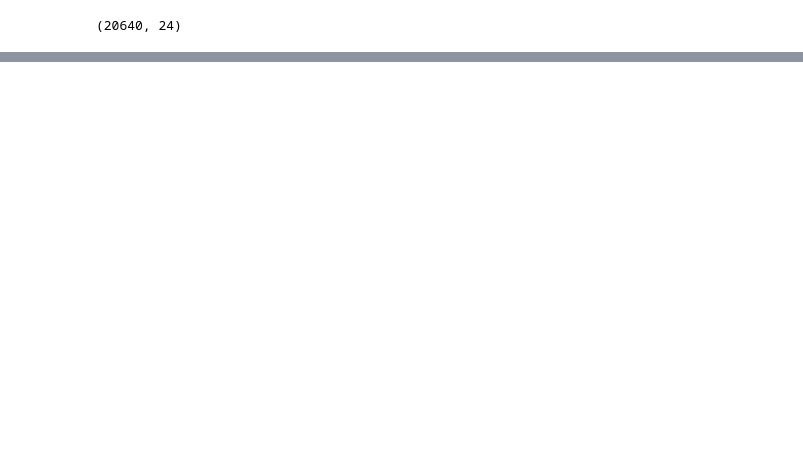
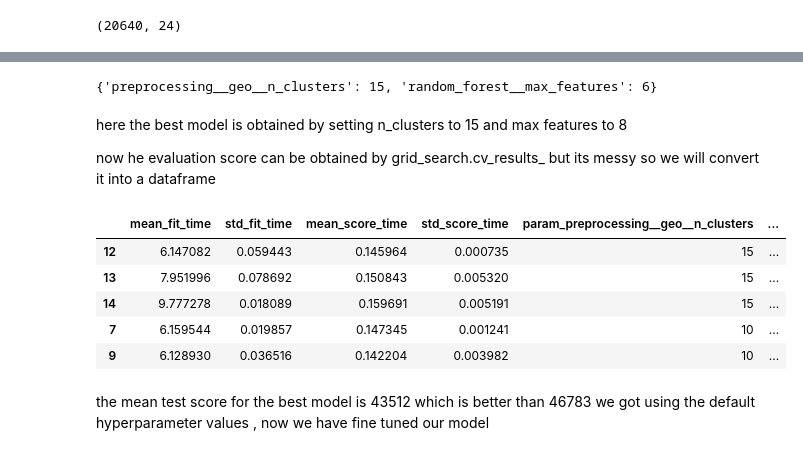
Before and after one commit to gulshan-katankar/house-price-prediction-model, a Jupyter notebook: model.ipynb, the cells around one changed output, grey strips where cells are left out. Cells and saved outputs as stored; diff of their text form; code cells hidden in the pictures; blank space fills up the shorter version.

Commit message:
grid search

```diff
--- a/model.ipynb
+++ b/model.ipynb
@@ -663,0 +666,5 @@ preprocessing.get_feature_names_out
+# %%
+from sklearn.linear_model import LinearRegression
+
+lin_reg = make_pipeline(preprocessing, LinearRegression())
+lin_reg.fit(housing, housing_labels)
@@ -663,0 +719,5 @@ preprocessing.get_feature_names_out
+# %%
+from sklearn.tree import DecisionTreeRegressor
+
+tree_reg = make_pipeline(preprocessing, DecisionTreeRegressor(random_state=42)) #42 ensures that model is consistent
+tree_reg.fit(housing, housing_labels)
@@ -663,0 +806,28 @@ preprocessing.get_feature_names_out
+# %%
+from sklearn.model_selection import GridSearchCV
+
+full_pipeline = Pipeline([
+
+("preprocessing", preprocessing), #feature engineering steps
+
+("random_forest", RandomForestRegressor(random_state=42)), #the model to predict price
+
+])
+
+param_grid = [
+
+{'preprocessing__geo__n_clusters': [5, 8, 10], # the no of cluster in geo transformer
+
+'random_forest__max_features': [4, 6, 8]}, #the no of feautures to be considered
+
+{'preprocessing__geo__n_clusters': [10, 15],
+'random_forest__max_features': [6, 8, 10]},
+]
+
+grid_search = GridSearchCV(
+    full_pipeline,# full pipeline + model
+    param_grid, #hyperparameters combos to try
+    cv=3, #3 fold cross validation
+scoring='neg_root_mean_squared_error') #performance measure
+
+grid_search.fit(housing, housing_labels)
@@ -663,0 +863,24 @@ preprocessing.get_feature_names_out
+# %%
+grid_search.best_params_
+# %% [output]
+{'preprocessing__geo__n_clusters': 15, 'random_forest__max_features': 6}
+# %% [markdown]
+here the best model is obtained by setting n_clusters to 15 and max features to 8
+
+
+now he evaluation score can be obtained by grid_search.cv_results_ but its messy so we will convert it into a dataframe
+# %%
+cv_res = pd.DataFrame(grid_search.cv_results_) # converts the results in panda dataframe
+
+cv_res.sort_values(by="mean_test_score", ascending=False, inplace=True)
+
+cv_res.head()
+# %% [output]
+|  | mean_fit_time | std_fit_time | mean_score_time | std_score_time | param_preprocessing__geo__n_clusters | ... |
+| 12 | 6.147082 | 0.059443 | 0.145964 | 0.000735 | 15 | ... |
+| 13 | 7.951996 | 0.078692 | 0.150843 | 0.005320 | 15 | ... |
+| 14 | 9.777278 | 0.018089 | 0.159691 | 0.005191 | 15 | ... |
+| 7 | 6.159544 | 0.019857 | 0.147345 | 0.001241 | 10 | ... |
+| 9 | 6.128930 | 0.036516 | 0.142204 | 0.003982 | 10 | ... |
+# %% [markdown]
+the mean test score for the best model is 43512 which is better than 46783 we got using the default hyperparameter values , now we have fine tuned our model
```
Also changed, not shown: parts of 19 cells of this notebook.
